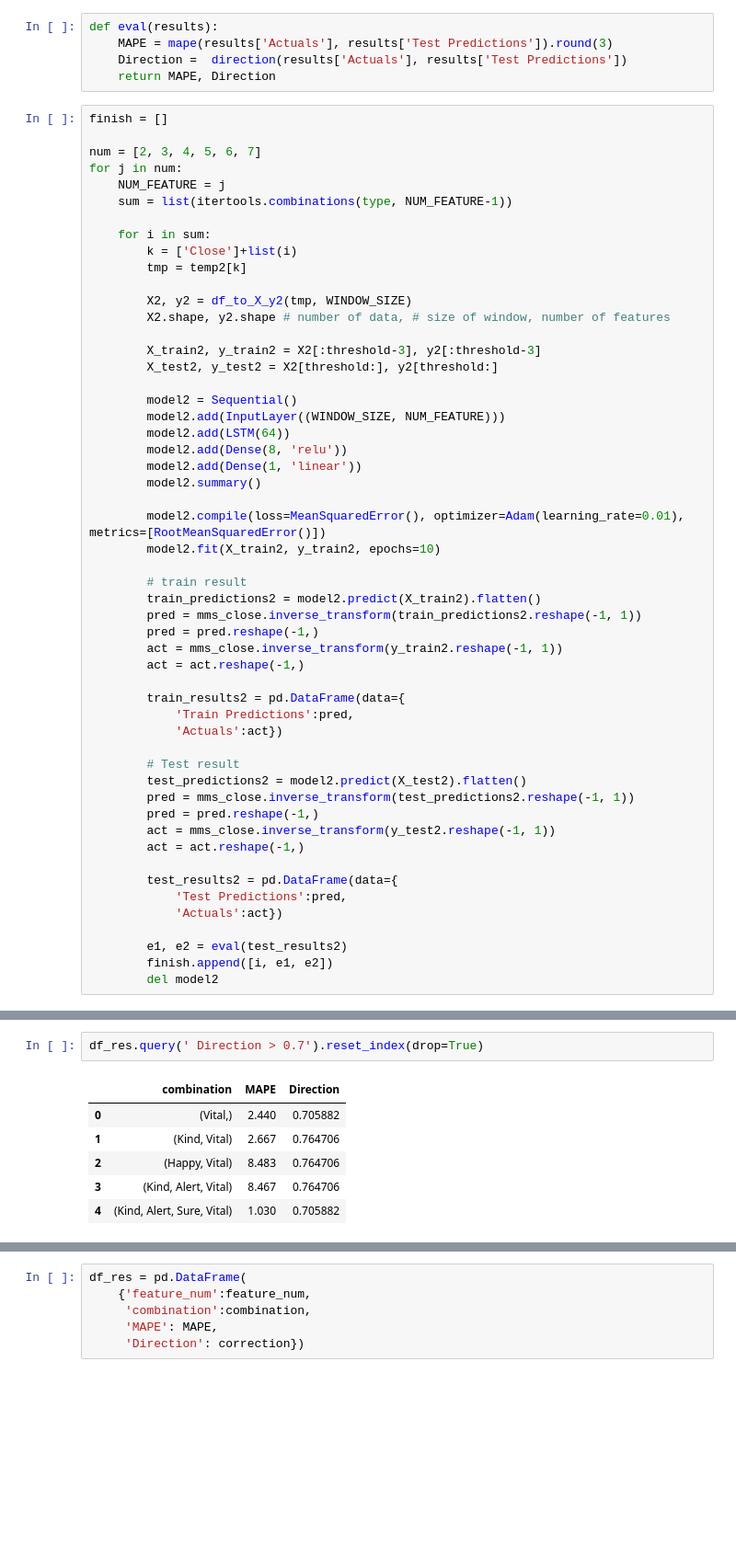
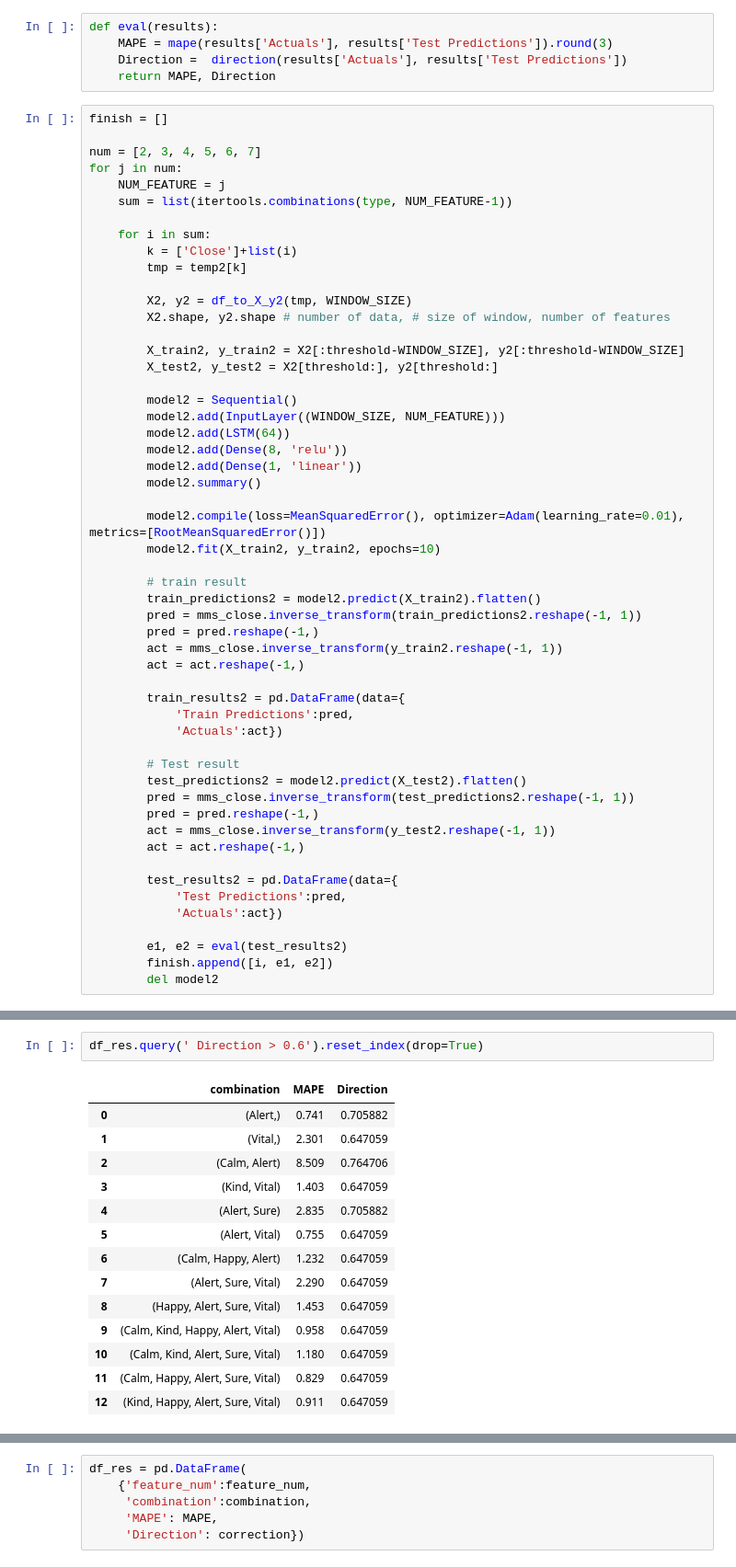
Before and after one commit to la83la/about_emotion, a Jupyter notebook: 4_GPOMS_LSTM.ipynb, the cells around one changed output, grey strips where cells are left out. Shown at 92% size. Cells and saved outputs as stored; diff of their text form; blank space fills up the shorter version.

```diff
--- a/4_GPOMS_LSTM.ipynb
+++ b/4_GPOMS_LSTM.ipynb
@@ -183,7 +183,7 @@ for j in num:
         X2, y2 = df_to_X_y2(tmp, WINDOW_SIZE)
         X2.shape, y2.shape # number of data, # size of window, number of features
 
-        X_train2, y_train2 = X2[:threshold-3], y2[:threshold-3]
+        X_train2, y_train2 = X2[:threshold-WINDOW_SIZE], y2[:threshold-WINDOW_SIZE]
         X_test2, y_test2 = X2[threshold:], y2[threshold:]
 
         model2 = Sequential()
@@ -258,10 +258,18 @@ df_res
 63 rows × 3 columns
 # %%
-df_res.query(' Direction > 0.7').reset_index(drop=True)
+df_res.query(' Direction > 0.6').reset_index(drop=True)
 # %% [output]
 |  | combination | MAPE | Direction |
-| 0 | (Vital,) | 2.440 | 0.705882 |
-| 1 | (Kind, Vital) | 2.667 | 0.764706 |
-| 2 | (Happy, Vital) | 8.483 | 0.764706 |
-| 3 | (Kind, Alert, Vital) | 8.467 | 0.764706 |
-| 4 | (Kind, Alert, Sure, Vital) | 1.030 | 0.705882 |
+| 0 | (Alert,) | 0.741 | 0.705882 |
+| 1 | (Vital,) | 2.301 | 0.647059 |
+| 2 | (Calm, Alert) | 8.509 | 0.764706 |
+| 3 | (Kind, Vital) | 1.403 | 0.647059 |
+| 4 | (Alert, Sure) | 2.835 | 0.705882 |
+| 5 | (Alert, Vital) | 0.755 | 0.647059 |
+| 6 | (Calm, Happy, Alert) | 1.232 | 0.647059 |
+| 7 | (Alert, Sure, Vital) | 2.290 | 0.647059 |
+| 8 | (Happy, Alert, Sure, Vital) | 1.453 | 0.647059 |
+| 9 | (Calm, Kind, Happy, Alert, Vital) | 0.958 | 0.647059 |
+| 10 | (Calm, Kind, Alert, Sure, Vital) | 1.180 | 0.647059 |
+| 11 | (Calm, Happy, Alert, Sure, Vital) | 0.829 | 0.647059 |
+| 12 | (Kind, Happy, Alert, Sure, Vital) | 0.911 | 0.647059 |
```
Also changed, not shown: parts of 19 cells of this notebook, 2 other files.
